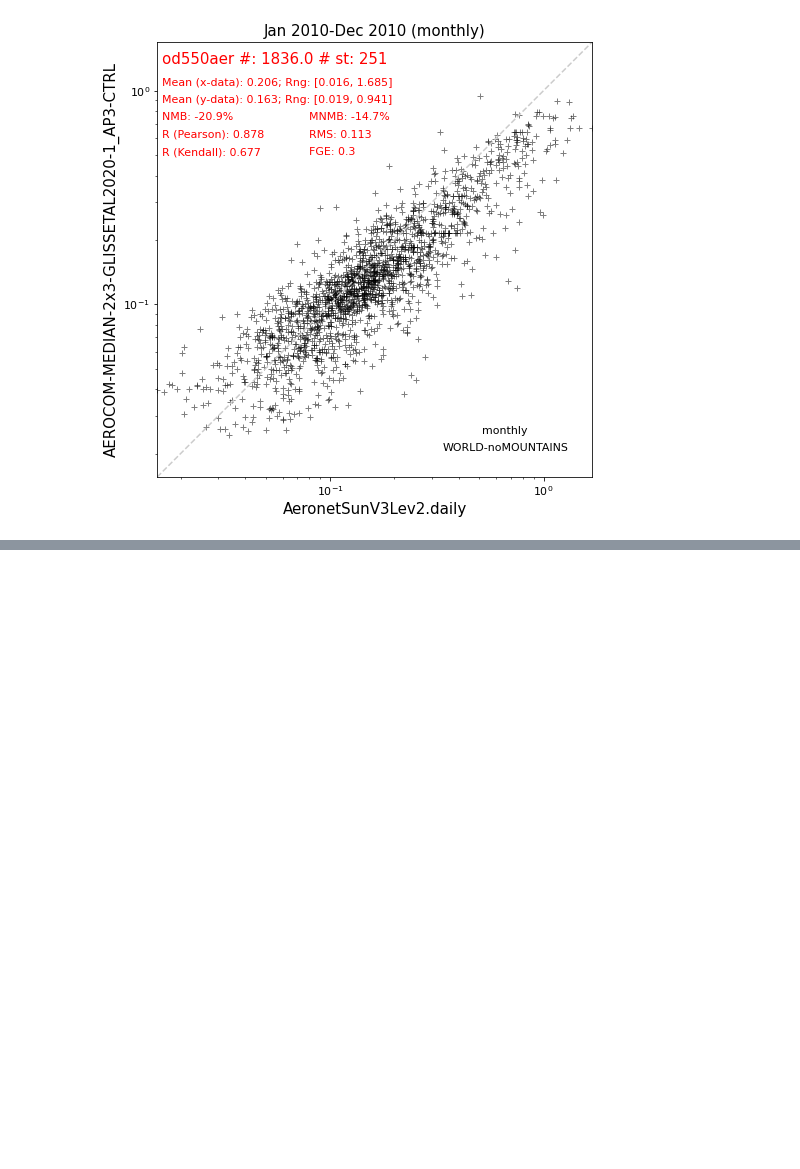
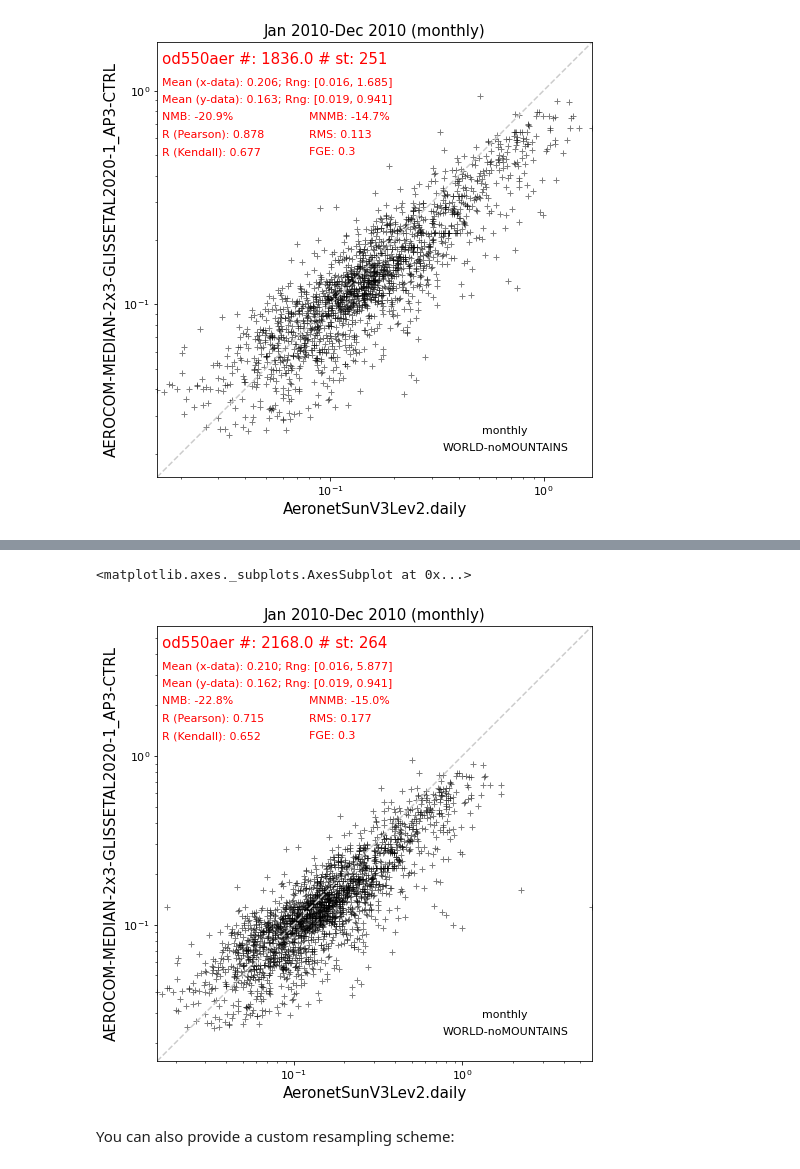
Before and after one commit to metno/pyaerocom-meetings, a Jupyter notebook: Feb2021_Workshop/setup_and_intro.ipynb, the cells around one changed output, grey strips where cells are left out. Drawn from its saved outputs; the diff is of its cells as text; code cells hidden in the pictures; blank space fills up the shorter version.

```diff
--- a/Feb2021_Workshop/setup_and_intro.ipynb
+++ b/Feb2021_Workshop/setup_and_intro.ipynb
@@ -203,0 +214,7 @@ By default, pyaerocom will resample time using a ca 25% coverage constraint (see
+# %%
+pya.colocation.colocate_gridded_ungridded(modelaod, obsdata, start=2010, ts_type='monthly', apply_time_resampling_constraints=False).plot_scatter(loglog=True)
+# %% [output]
+<matplotlib.axes._subplots.AxesSubplot at 0x...>
+[figure, added]
+# %% [markdown]
+You can also provide a custom resampling scheme:
```
Also changed, not shown: parts of 10 cells of this notebook, 1 other file.
